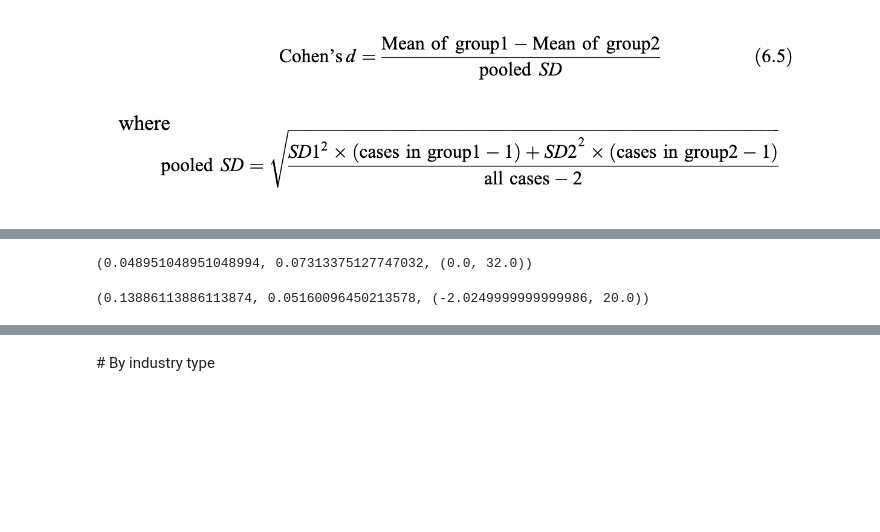
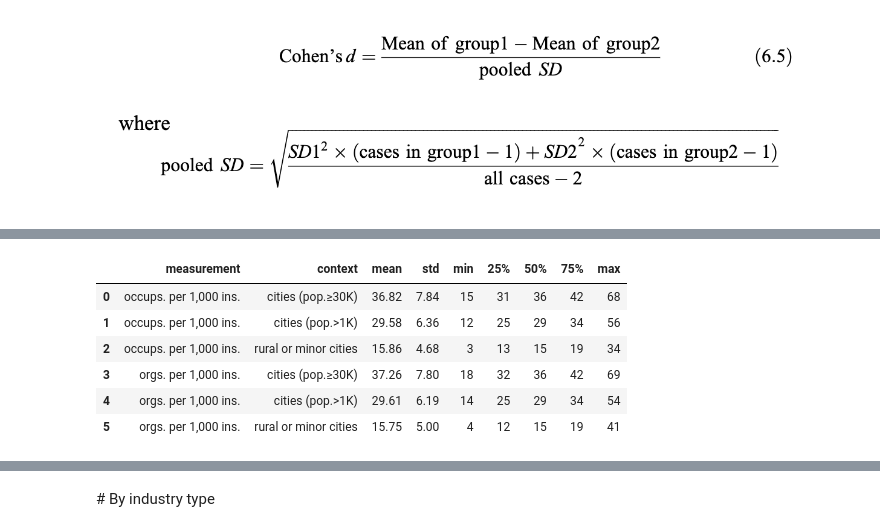
Before and after one commit to sdam-au/LI_ETL, a Jupyter notebook: scripts/5_OCCUPS&ORGS_SPATIAL.ipynb, the cells around one changed output, grey strips where cells are left out. Saved outputs shown, nothing was run; the diff lists cells and outputs as text; code cells hidden in the pictures; blank space fills up the shorter version.

```diff
--- a/scripts/5_OCCUPS&ORGS_SPATIAL.ipynb
+++ b/scripts/5_OCCUPS&ORGS_SPATIAL.ipynb
@@ -458,18 +163,6 @@ p, cohens_d, CI95
-# %%
-# EDH - organizations in MIDDLE CITIES vs. RURAL areas
-p, cohens_d, CI95, edh_data_orgs_rest_rural = bootstrap_test(EDHg[EDHg["urban_context"]=="middle"], EDHg[EDHg["urban_context"]=="rest"], 1000, 1000, "organizations_N")
-p, cohens_d, CI95
-# %% [output]
-(0.048951048951048994, 0.07313375127747032, (0.0, 32.0))
-# %%
-# EDCS - organizations in MIDDLE CITIES vs. RURAL areas
-p, cohens_d, CI95, edcs_data_orgs_rest_rural = bootstrap_test(EDCSg[EDCSg["urban_context"]=="middle"], EDCSg[EDCSg["urban_context"]=="rest"], 1000, 1000, "organizations_N")
-p, cohens_d, CI95
-# %% [output]
-(0.13886113886113874, 0.05160096450213578, (-2.0249999999999986, 20.0))
 # %%
 labels=[
-    "cities\npop. est.  ≥ 30K",
-    "cities\npop. est. > 1K",
-    "rural regions\nor minor\ncities"
+    "cities (pop.≥30K)",
+    "cities (pop.>1K)",
+    "rural or minor cities"
 ]
@@ -480,0 +169,28 @@ sns.stripplot(x="urb_cat", y="occups_per_1000", data=data_occups, alpha=0.25)
+# %%
+stat_series = []
+for label, data in zip(labels, edhcs_data_occups_big_middle + [edhcs_data_occups_middle_rest[1]]):
+    stat_series.append(pd.Series(data).describe())
+
+for label, data in zip(labels, edhcs_data_orgs_big_middle + [edhcs_data_orgs_middle_rest[1]]):
+    stat_series.append(pd.Series(data).describe())
+# %%
+contexts = labels + labels
+contexts  = [context.replace("\n", " ") for context in contexts]
+measurements = ["occups. per 1,000 ins."] * 3 + ["orgs. per 1,000 ins."] * 3
+
+occups_orgs_contexts_descriptive = pd.DataFrame([measurements, contexts], index=["measurement","context"]).T.join(pd.DataFrame(stat_series))
+
+for col in ["count",  "min", "25%", "50%", "75%", "max"]:
+    occups_orgs_contexts_descriptive[col] = occups_orgs_contexts_descriptive[col].astype(int)
+occups_orgs_contexts_descriptive.drop("count", inplace=True, axis=1)
+#occups_orgs_contexts_descriptive.rename(columns={"count" : "N of bootstraps"}, inplace=True)
+occups_orgs_contexts_descriptive = occups_orgs_contexts_descriptive.round(2)
+occups_orgs_contexts_descriptive
+# %% [output]
+|  | measurement | context | mean | std | min | 25% | 50% | 75% | max |
+| 0 | occups. per 1,000 ins. | cities (pop.≥30K) | 36.82 | 7.84 | 15 | 31 | 36 | 42 | 68 |
+| 1 | occups. per 1,000 ins. | cities (pop.>1K) | 29.58 | 6.36 | 12 | 25 | 29 | 34 | 56 |
+| 2 | occups. per 1,000 ins. | rural or minor cities | 15.86 | 4.68 | 3 | 13 | 15 | 19 | 34 |
+| 3 | orgs. per 1,000 ins. | cities (pop.≥30K) | 37.26 | 7.80 | 18 | 32 | 36 | 42 | 69 |
+| 4 | orgs. per 1,000 ins. | cities (pop.>1K) | 29.61 | 6.19 | 14 | 25 | 29 | 34 | 54 |
+| 5 | orgs. per 1,000 ins. | rural or minor cities | 15.75 | 5.00 | 4 | 12 | 15 | 19 | 41 |
```
Also changed, not shown: parts of 74 cells of this notebook, 12 other files.
